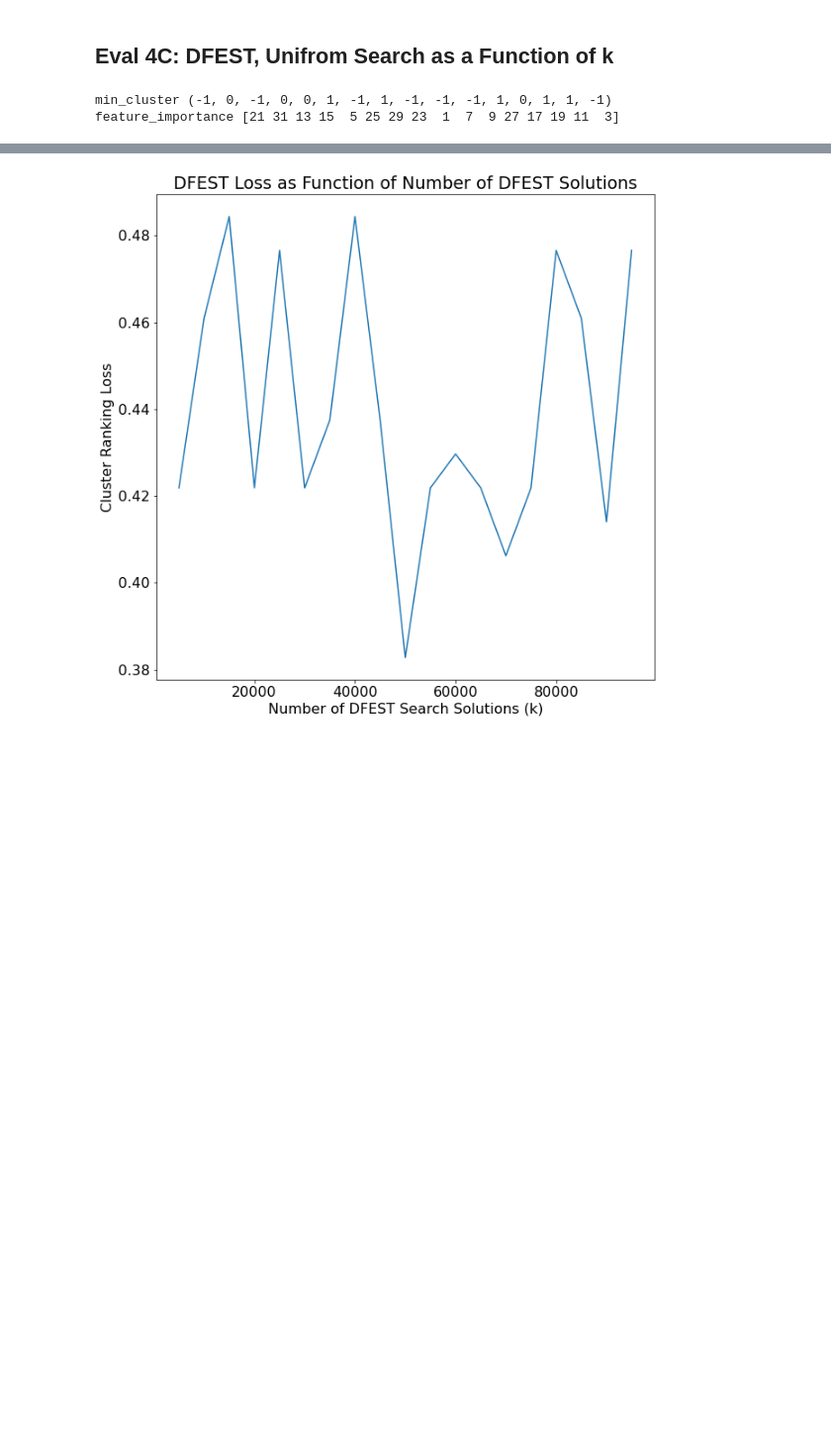
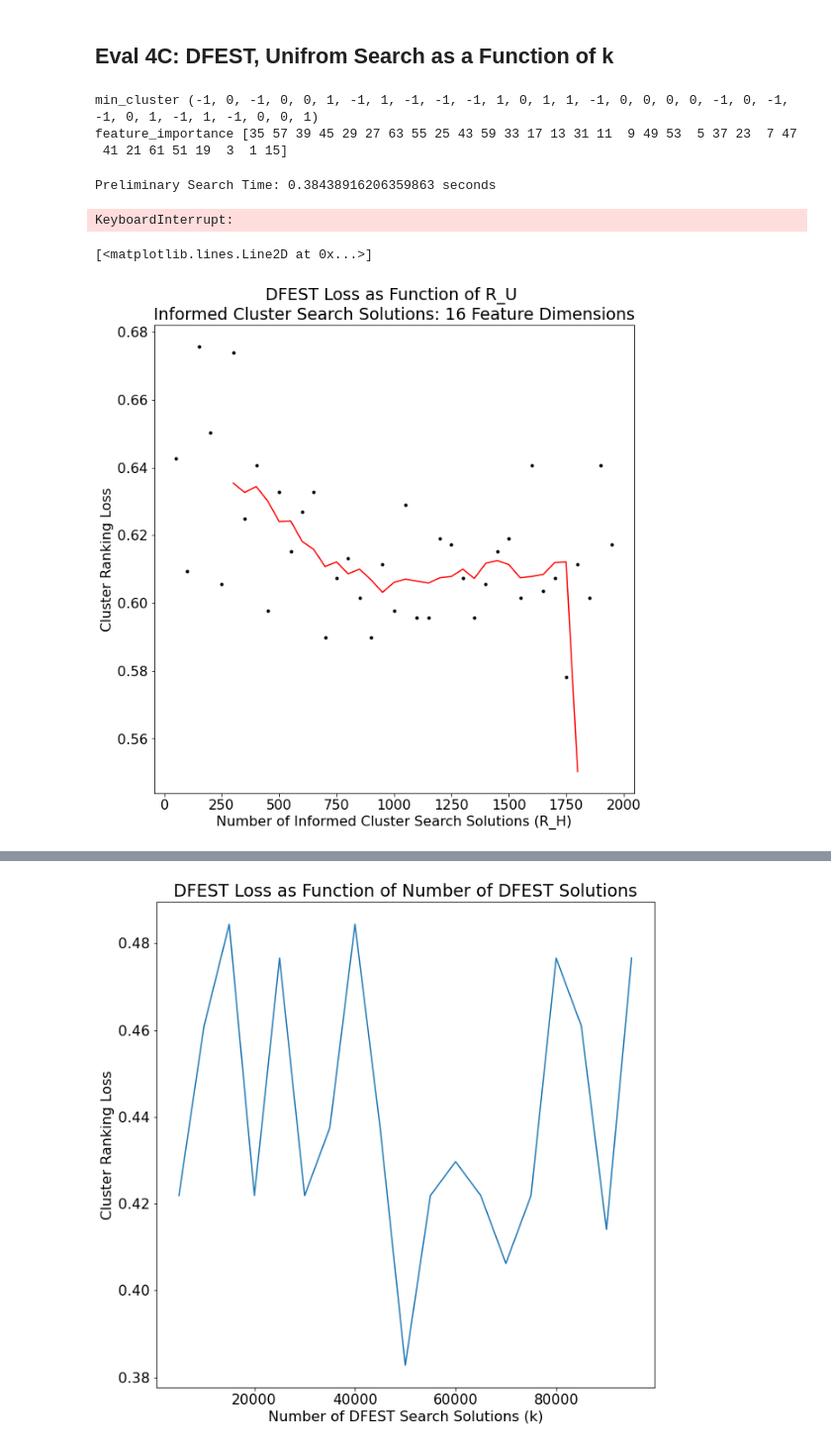
Before and after one commit to spkell/DFEST-Explainability, a Jupyter notebook: Synth_DFEST_vs_LIME.ipynb, the cells around one changed output, grey strips where cells are left out. Shown at 99% size. Drawn from its saved outputs; the diff is of its cells as text; code cells hidden in the pictures; blank space fills up the shorter version.

```diff
--- a/Synth_DFEST_vs_LIME.ipynb
+++ b/Synth_DFEST_vs_LIME.ipynb
@@ -863,11 +876,11 @@ Intialize Synthetic Ground Truth Importance Model
 -
 # %%
 np.random.seed(seed=0)
-d_dims = 8
+d_dims = 64
 source_node = Node(np.zeros(d_dims),0) #Want to explain this value
 k_clusters = 8 #Number of sub-maximum decision boundaries generated in ground_truth_importance
 
-feat_ranges = np.zeros(d_dims) + 1000 #Assume all features have range 1000
+feat_ranges = np.zeros(d_dims) + 100 #Assume all features have range 1000
 feat_range = feat_ranges[0]
 feat_scaler = 1 / feat_ranges
 
@@ -892,7 +908,7 @@ feature_importance [13  7 11  3  5  9 15  1]
 Evaluation of DFEST
 -
 # %%
-sorted_clusters = gd_fits(source_node, feat_ranges, gti_min_cluster_node, gti_feature_importance, k_prelim=10000, k_astar=1000)
+sorted_clusters = gd_fits(source_node, feat_ranges, gti_min_cluster_node, gti_feature_importance, k_prelim=10000, k_astar=5000)
 i=0
 ktop_sorted_clusters = []
 for soln in sorted_clusters:
@@ -1012,7 +1068,7 @@ Eval 4C: DFEST, Unifrom Search as a Function of k
 ---
 # %%
 np.random.seed(seed=0)
-d_dims = 16
+d_dims = 32
 source_node = Node(np.zeros(d_dims),0) #Want to explain this value
 k_clusters = 8 #Number of sub-maximum decision boundaries generated in ground_truth_importance
 
@@ -1035,5 +1091,44 @@ ground_truth_importance = {}
 ground_truth_importance = generate_continuous_gti(gti_min_cluster_node, feat_range, k_clusters, d_dims, gti_feature_importance)
 #print("ground_truth_importance",ground_truth_importance)
 # %% [output]
-min_cluster (-1, 0, -1, 0, 0, 1, -1, 1, -1, -1, -1, 1, 0, 1, 1, -1)
-feature_importance [21 31 13 15  5 25 29 23  1  7  9 27 17 19 11  3]
+min_cluster (-1, 0, -1, 0, 0, 1, -1, 1, -1, -1, -1, 1, 0, 1, 1, -1, 0, 0, 0, 0, -1, 0, -1, -1, 0, 1, -1, 1, -1, 0, 0, 1)
+feature_importance [35 57 39 45 29 27 63 55 25 43 59 33 17 13 31 11  9 49 53  5 37 23  7 47
+ 41 21 61 51 19  3  1 15]
+# %%
+k_solns = np.arange(500,5000,500)
+loss_vals = []
+for k in k_solns:
+    sorted_clusters = gd_fits(source_node, feat_ranges, gti_min_cluster_node, gti_feature_importance, k_prelim=1000, k_astar=k)
+    i=0
+    ktop_sorted_clusters = []
+    for soln in sorted_clusters:
+        if i >= k_clusters:
+            break
+        ktop_sorted_clusters.append(soln)
+        i+=1
+    sorted_solution_clusters = {}
+    for cluster in ktop_sorted_clusters:
+        sorted_solution_clusters[cluster[1]] = cluster[0]
+    dfest_loss = calc_ranking_loss(ground_truth_importance, sorted_solution_clusters, d_dims)
+    print("DFEST Loss:",dfest_loss)
+    loss_vals.append(dfest_loss)
+# %% [output]
+Preliminary Search Time: 0.38438916206359863 seconds
+KeyboardInterrupt:
+# %%
+def movingaverage(interval, window_size):
+    window= np.ones(int(window_size))/float(window_size)
+    return np.convolve(interval, window, 'same')
+
+
+plt.rcParams.update({'font.size': 16})
+plt.title("DFEST Loss as Function of R_U \nInformed Cluster Search Solutions: 32 Feature Dimensions")
+plt.xlabel('Number of Informed Cluster Search Solutions (R_H)')
+plt.ylabel('Cluster Ranking Loss')
+
+plt.plot(k_solns,loss_vals,"k.")
+loss_vals_av = movingaverage(loss_vals, 10)
+plt.plot(k_solns[5:-3], loss_vals_av[5:-3],"r")
+# %% [output]
+[<matplotlib.lines.Line2D at 0x...>]
+[figure, added]
```
Also changed, not shown: parts of 21 cells of this notebook.
